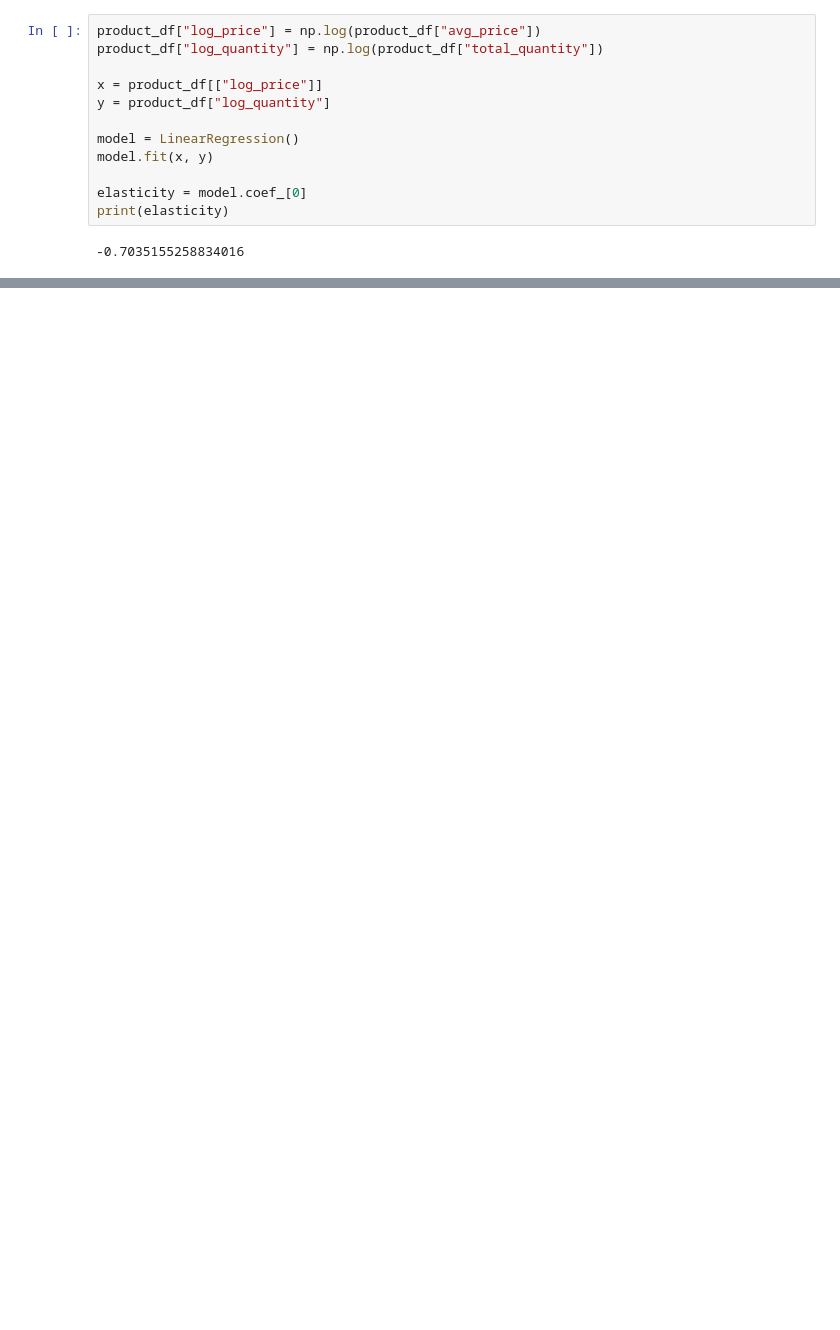
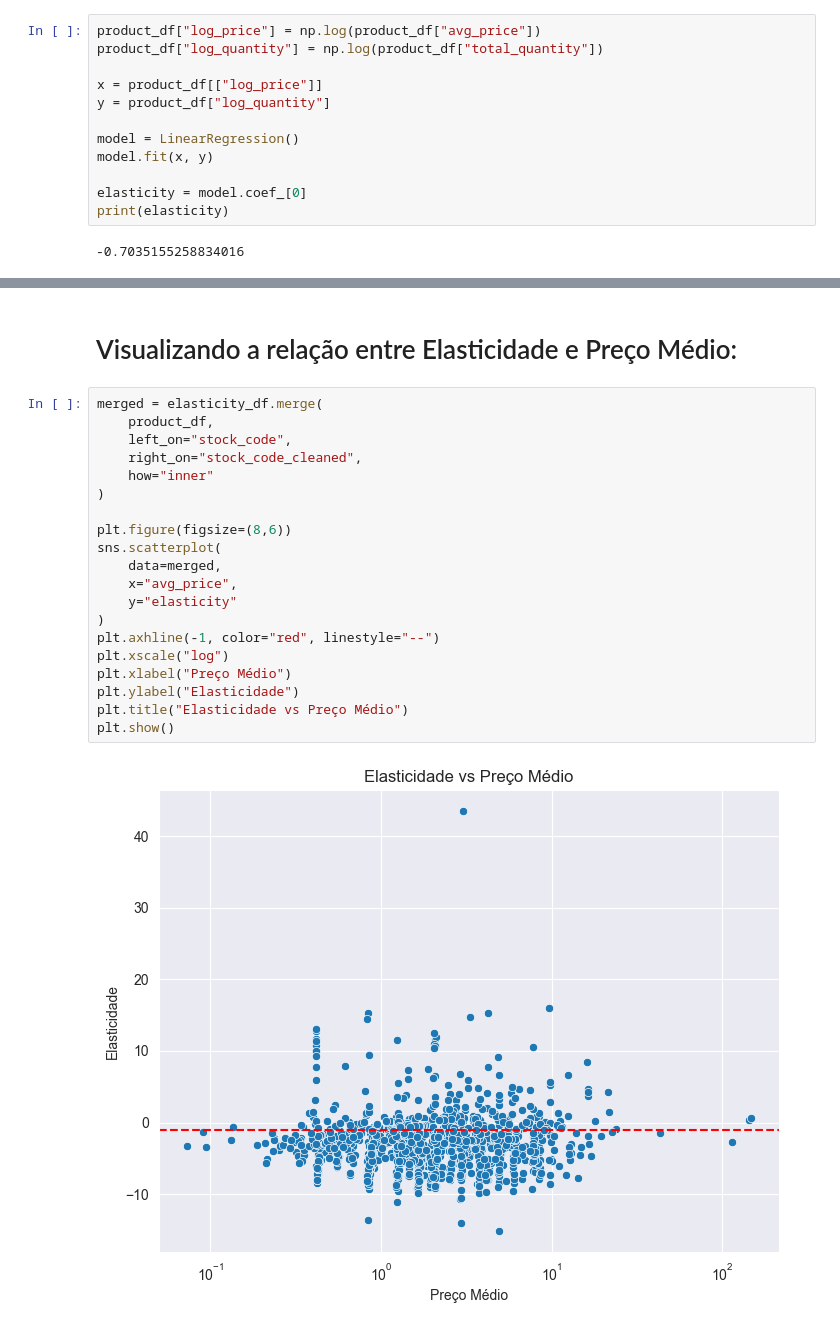
Before and after one commit to PhysicTeacherCode/Pricing-Customer-and-Recommendation, a Jupyter notebook: notebooks/2_pricing_sensitivity.ipynb, the cells around one changed output, grey strips where cells are left out. Cells and saved outputs as stored; diff of their text form; blank space fills up the shorter version.

```diff
--- a/notebooks/2_pricing_sensitivity.ipynb
+++ b/notebooks/2_pricing_sensitivity.ipynb
@@ -123,0 +207,24 @@ print(elasticity)
+# %% [markdown]
+# Visualizando a relação entre Elasticidade e Preço Médio:
+# %%
+merged = elasticity_df.merge(
+    product_df,
+    left_on="stock_code",
+    right_on="stock_code_cleaned",
+    how="inner"
+)
+
+plt.figure(figsize=(8,6))
+sns.scatterplot(
+    data=merged,
+    x="avg_price",
+    y="elasticity"
+)
+plt.axhline(-1, color="red", linestyle="--")
+plt.xscale("log")
+plt.xlabel("Preço Médio")
+plt.ylabel("Elasticidade")
+plt.title("Elasticidade vs Preço Médio")
+plt.show()
+# %% [output]
+[figure, added]
```
Also changed, not shown: parts of 17 cells of this notebook.
